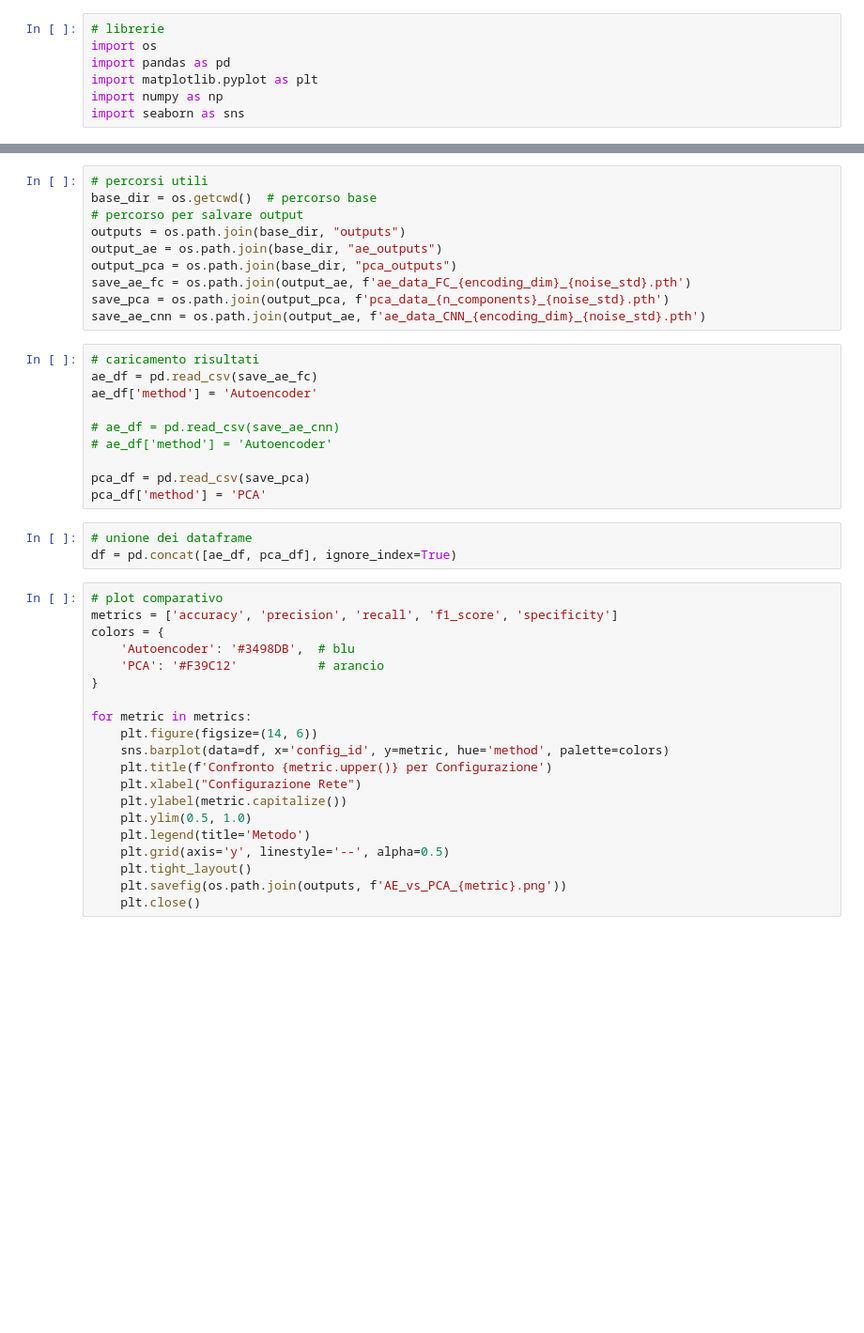
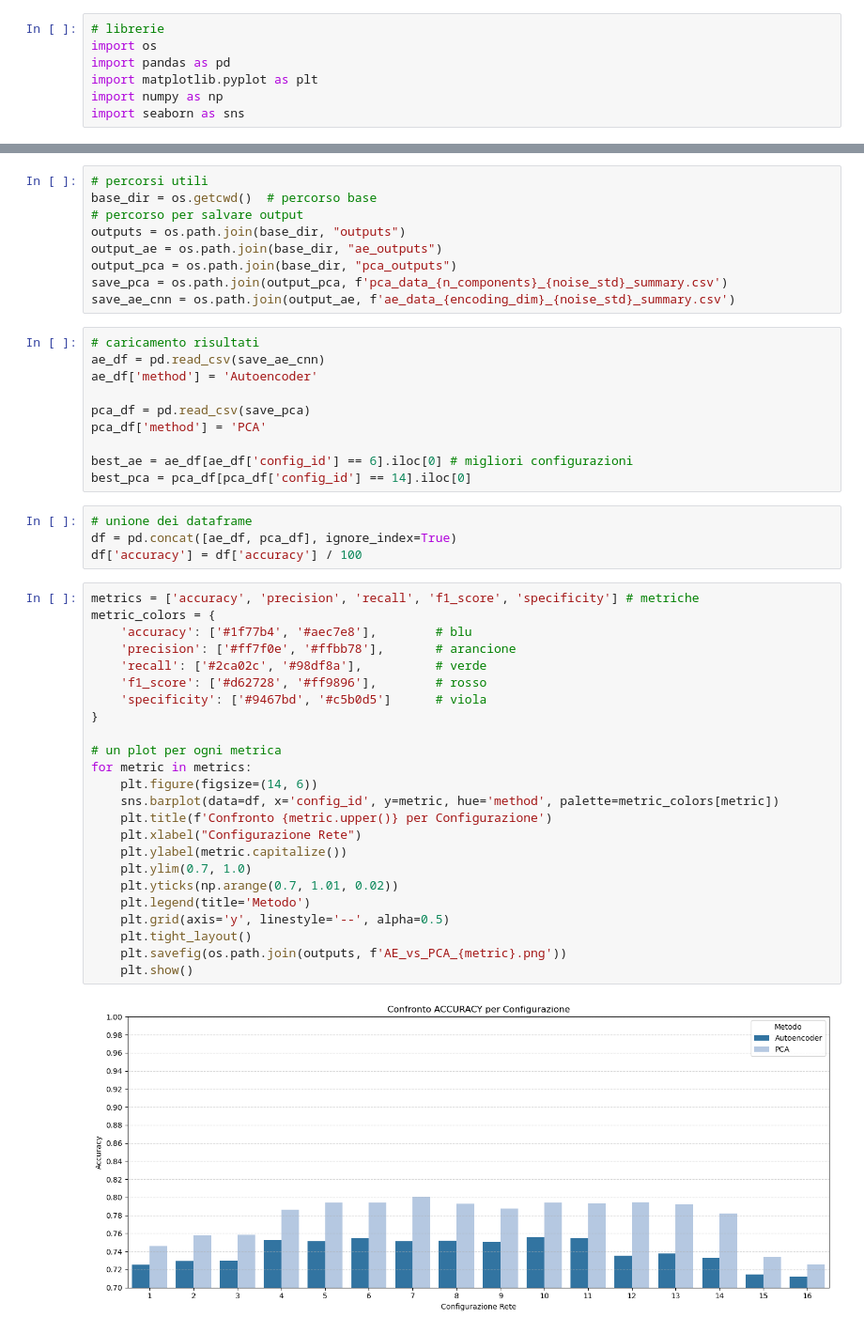
Before and after one commit to noemiaime/PCA_AE_histology, a Jupyter notebook: 7_AE_vs_PCA.ipynb, the cells around one changed output, grey strips where cells are left out. Shown: that part at 94% size. Drawn from its saved outputs; the diff is of its cells as text; blank space fills up the shorter version.

```diff
--- a/7_AE_vs_PCA.ipynb
+++ b/7_AE_vs_PCA.ipynb
@@ -17,39 +17,45 @@ base_dir = os.getcwd()  # percorso base
 outputs = os.path.join(base_dir, "outputs")
 output_ae = os.path.join(base_dir, "ae_outputs")
 output_pca = os.path.join(base_dir, "pca_outputs")
-save_ae_fc = os.path.join(output_ae, f'ae_data_FC_{encoding_dim}_{noise_std}.pth')
-save_pca = os.path.join(output_pca, f'pca_data_{n_components}_{noise_std}.pth')
-save_ae_cnn = os.path.join(output_ae, f'ae_data_CNN_{encoding_dim}_{noise_std}.pth')
+save_pca = os.path.join(output_pca, f'pca_data_{n_components}_{noise_std}_summary.csv')
+save_ae_cnn = os.path.join(output_ae, f'ae_data_{encoding_dim}_{noise_std}_summary.csv')
 # %%
 # caricamento risultati
-ae_df = pd.read_csv(save_ae_fc)
+ae_df = pd.read_csv(save_ae_cnn)
 ae_df['method'] = 'Autoencoder'
-
-# ae_df = pd.read_csv(save_ae_cnn)
-# ae_df['method'] = 'Autoencoder'
 
 pca_df = pd.read_csv(save_pca)
 pca_df['method'] = 'PCA'
+
+best_ae = ae_df[ae_df['config_id'] == 6].iloc[0] # migliori configurazioni
+best_pca = pca_df[pca_df['config_id'] == 14].iloc[0]
 # %%
 # unione dei dataframe
 df = pd.concat([ae_df, pca_df], ignore_index=True)
+df['accuracy'] = df['accuracy'] / 100
 # %%
-# plot comparativo
-metrics = ['accuracy', 'precision', 'recall', 'f1_score', 'specificity']
-colors = {
-    'Autoencoder': '#3498DB',  # blu
-    'PCA': '#F39C12'           # arancio
+metrics = ['accuracy', 'precision', 'recall', 'f1_score', 'specificity'] # metriche
+metric_colors = {
+    'accuracy': ['#1f77b4', '#aec7e8'],        # blu
+    'precision': ['#ff7f0e', '#ffbb78'],       # arancione
+    'recall': ['#2ca02c', '#98df8a'],          # verde
+    'f1_score': ['#d62728', '#ff9896'],        # rosso
+    'specificity': ['#9467bd', '#c5b0d5']      # viola
 }
 
+# un plot per ogni metrica
 for metric in metrics:
     plt.figure(figsize=(14, 6))
-    sns.barplot(data=df, x='config_id', y=metric, hue='method', palette=colors)
+    sns.barplot(data=df, x='config_id', y=metric, hue='method', palette=metric_colors[metric])
     plt.title(f'Confronto {metric.upper()} per Configurazione')
     plt.xlabel("Configurazione Rete")
     plt.ylabel(metric.capitalize())
-    plt.ylim(0.5, 1.0)
+    plt.ylim(0.7, 1.0)
+    plt.yticks(np.arange(0.7, 1.01, 0.02))
     plt.legend(title='Metodo')
     plt.grid(axis='y', linestyle='--', alpha=0.5)
     plt.tight_layout()
     plt.savefig(os.path.join(outputs, f'AE_vs_PCA_{metric}.png'))
-    plt.close()
+    plt.show()
+# %% [output]
+[figure, added]
```
Also changed, not shown: parts of 3 cells of this notebook, 17 other files.
